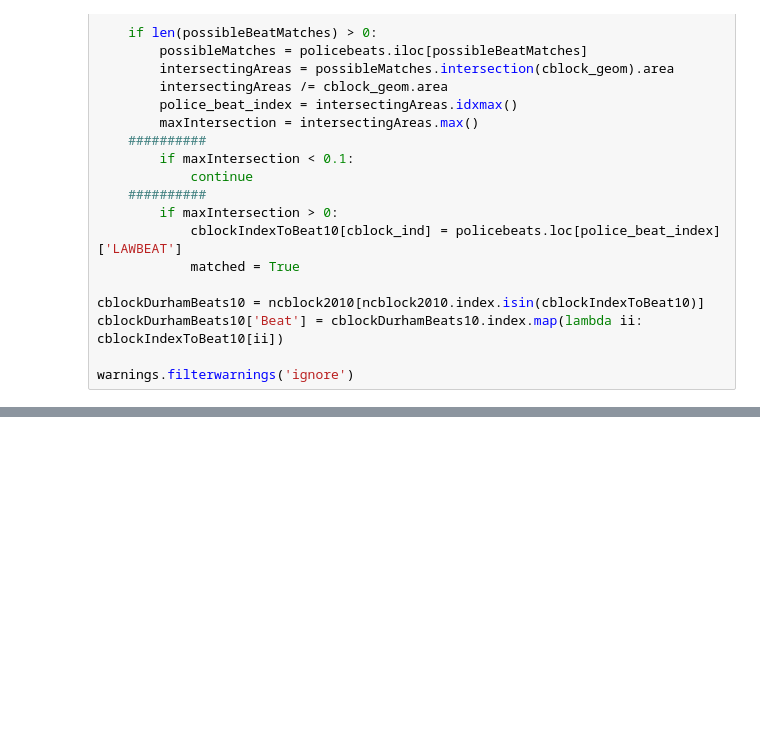
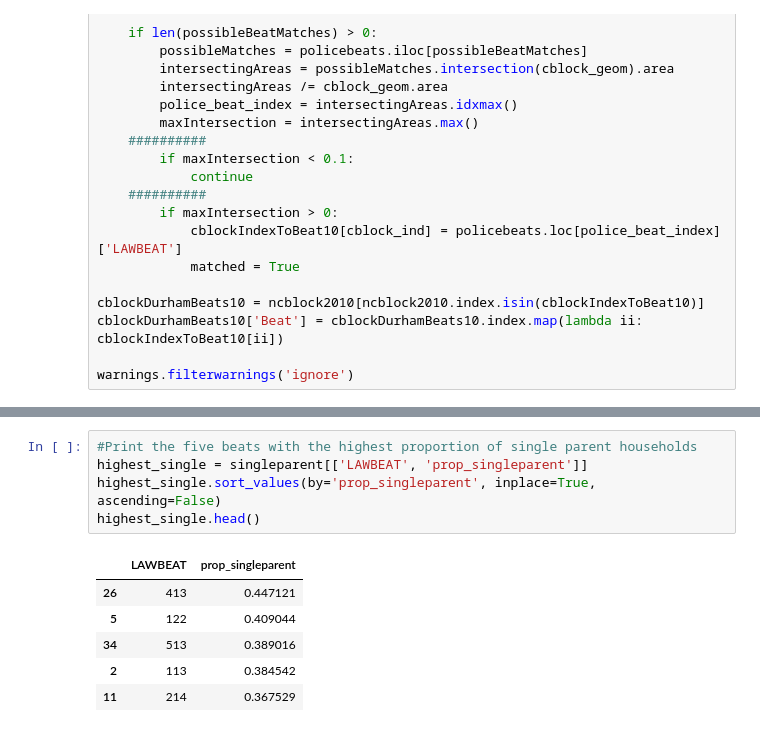
Before and after one commit to sadiesheridan/dataplus-project27-community-safety-durham, a Jupyter notebook: 10_code/Community Safety Call Analysis.ipynb, the cells around one changed output, grey strips where cells are left out. Drawn from its saved outputs; the diff is of its cells as text; blank space fills up the shorter version.

```diff
--- a/10_code/Community Safety Call Analysis.ipynb
+++ b/10_code/Community Safety Call Analysis.ipynb
@@ -1493,0 +1503,12 @@ singleparent.head()
+# %%
+#Print the five beats with the highest proportion of single parent households
+highest_single = singleparent[['LAWBEAT', 'prop_singleparent']]
+highest_single.sort_values(by='prop_singleparent', inplace=True, ascending=False)
+highest_single.head()
+# %% [output]
+|  | LAWBEAT | prop_singleparent |
+| 26 | 413 | 0.447121 |
+| 5 | 122 | 0.409044 |
+| 34 | 513 | 0.389016 |
+| 2 | 113 | 0.384542 |
+| 11 | 214 | 0.367529 |
```
Also changed, not shown: parts of 4 cells of this notebook.
